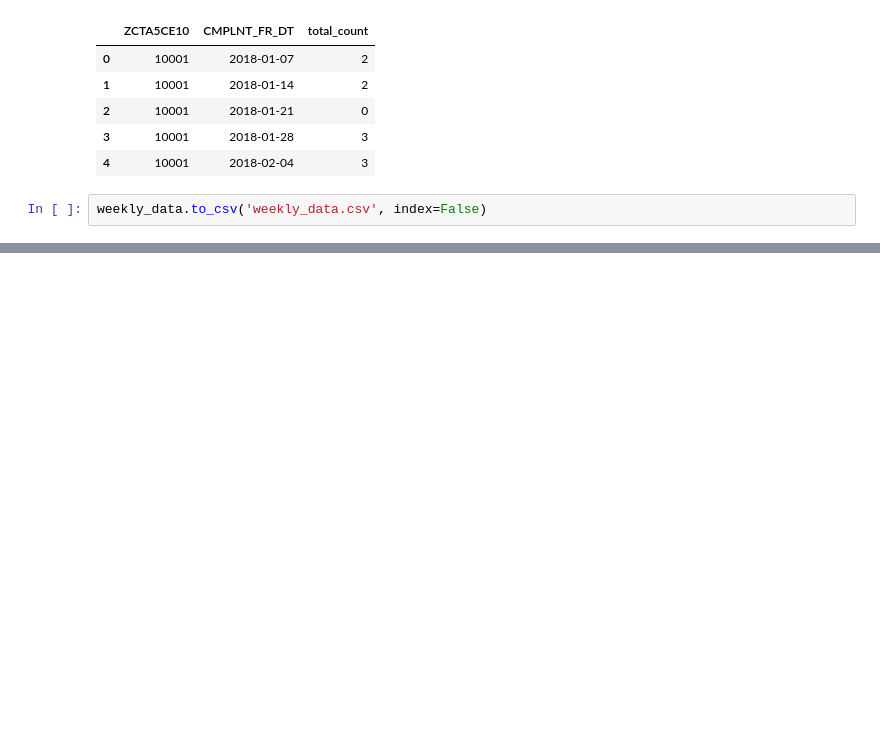
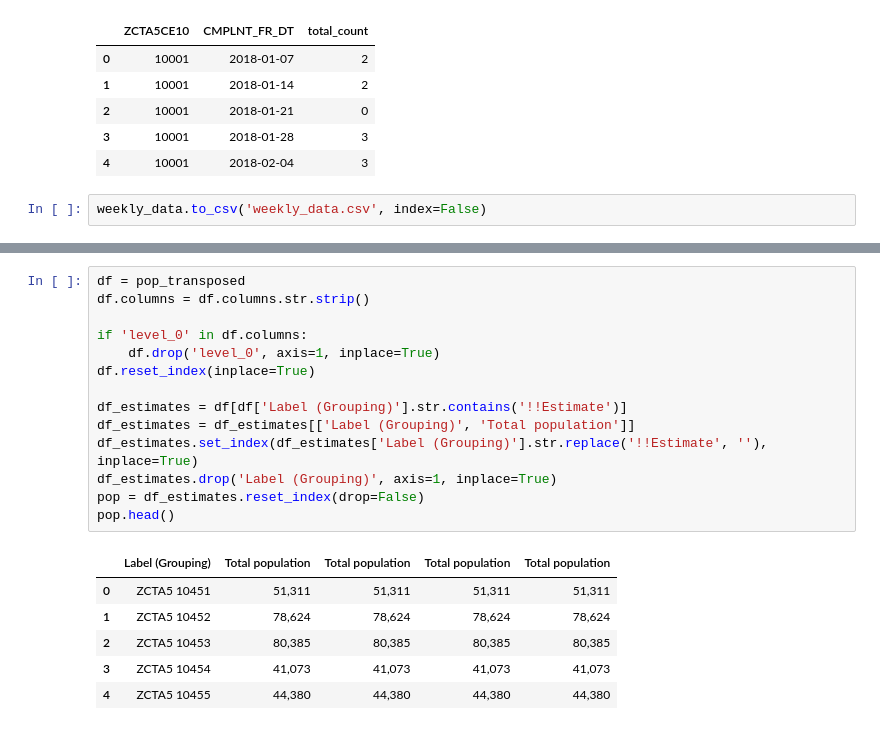
Before and after one commit to bail-reform/NYC, a Jupyter notebook: NYC_Data_Aggregation .ipynb, the cells around one changed output, grey strips where cells are left out. Saved outputs shown, nothing was run; the diff lists cells and outputs as text; blank space fills up the shorter version.

```diff
--- a/NYC_Data_Aggregation .ipynb
+++ b/NYC_Data_Aggregation .ipynb
@@ -105,0 +157,21 @@ weekly_data.to_csv('weekly_data.csv', index=False)
+# %%
+df = pop_transposed
+df.columns = df.columns.str.strip()
+
+if 'level_0' in df.columns:
+    df.drop('level_0', axis=1, inplace=True)
+df.reset_index(inplace=True)
+
+df_estimates = df[df['Label (Grouping)'].str.contains('!!Estimate')]
+df_estimates = df_estimates[['Label (Grouping)', 'Total population']]
+df_estimates.set_index(df_estimates['Label (Grouping)'].str.replace('!!Estimate', ''), inplace=True)
+df_estimates.drop('Label (Grouping)', axis=1, inplace=True)
+pop = df_estimates.reset_index(drop=False)
+pop.head()
+# %% [output]
+|  | Label (Grouping) | Total population | Total population | Total population | Total population |
+| 0 | ZCTA5 10451 | 51,311 | 51,311 | 51,311 | 51,311 |
+| 1 | ZCTA5 10452 | 78,624 | 78,624 | 78,624 | 78,624 |
+| 2 | ZCTA5 10453 | 80,385 | 80,385 | 80,385 | 80,385 |
+| 3 | ZCTA5 10454 | 41,073 | 41,073 | 41,073 | 41,073 |
+| 4 | ZCTA5 10455 | 44,380 | 44,380 | 44,380 | 44,380 |
```
Also changed, not shown: parts of 17 cells of this notebook.
